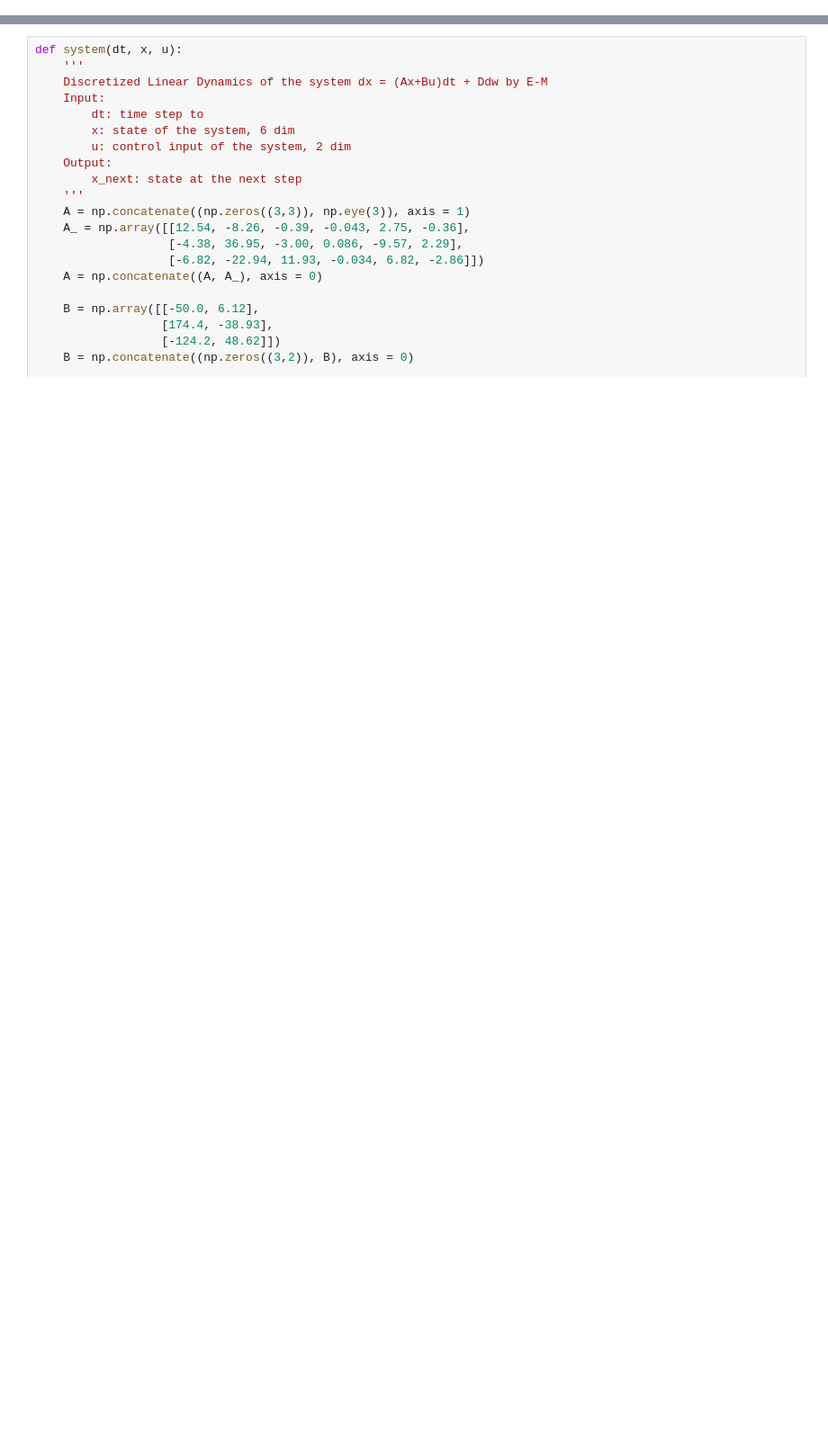
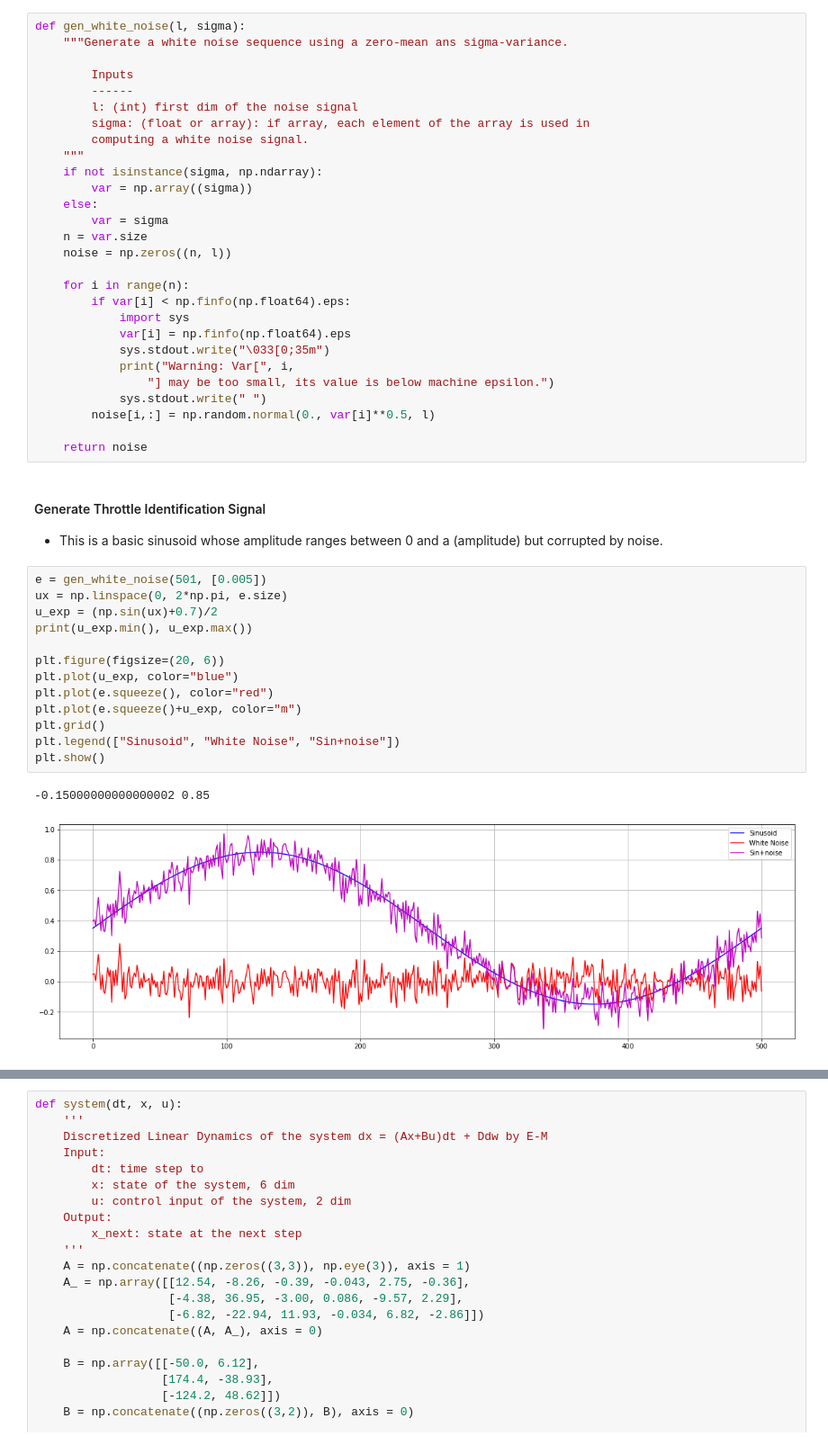
Before and after one commit to robotsorcerer/robust-design, a Jupyter notebook: LekanHinf.ipynb, the cells around one changed output, grey strips where cells are left out. Shown at 90% size. Saved outputs shown, nothing was run; the diff lists cells and outputs as text; blank space fills up the shorter version.

```diff
--- a/LekanHinf.ipynb
+++ b/LekanHinf.ipynb
@@ -16,0 +20,48 @@ from utils import *
+# %%
+def gen_white_noise(l, sigma):
+    """Generate a white noise sequence using a zero-mean ans sigma-variance.
+
+        Inputs
+        ------
+        l: (int) first dim of the noise signal
+        sigma: (float or array): if array, each element of the array is used in
+        computing a white noise signal.
+    """
+    if not isinstance(sigma, np.ndarray):
+        var = np.array((sigma))
+    else:
+        var = sigma
+    n = var.size
+    noise = np.zeros((n, l))
+
+    for i in range(n):
+        if var[i] < np.finfo(np.float64).eps:
+            import sys
+            var[i] = np.finfo(np.float64).eps
+            sys.stdout.write("\033[0;35m")
+            print("Warning: Var[", i,
+                "] may be too small, its value is below machine epsilon.")
+            sys.stdout.write(" ")
+        noise[i,:] = np.random.normal(0., var[i]**0.5, l)
+
+    return noise
+# %% [markdown]
+#### Generate Throttle Identification Signal
+
++ This is a basic sinusoid whose amplitude ranges between 0 and a (amplitude) but corrupted by noise.
+# %%
+e = gen_white_noise(501, [0.005])
+ux = np.linspace(0, 2*np.pi, e.size)
+u_exp = (np.sin(ux)+0.7)/2
+print(u_exp.min(), u_exp.max())
+
+plt.figure(figsize=(20, 6))
+plt.plot(u_exp, color="blue")
+plt.plot(e.squeeze(), color="red")
+plt.plot(e.squeeze()+u_exp, color="m")
+plt.grid()
+plt.legend(["Sinusoid", "White Noise", "Sin+noise"])
+plt.show()
+# %% [output]
+-0.15000000000000002 0.85
+[figure, added]
```
Also changed, not shown: parts of 10 cells of this notebook, 4 other files.
